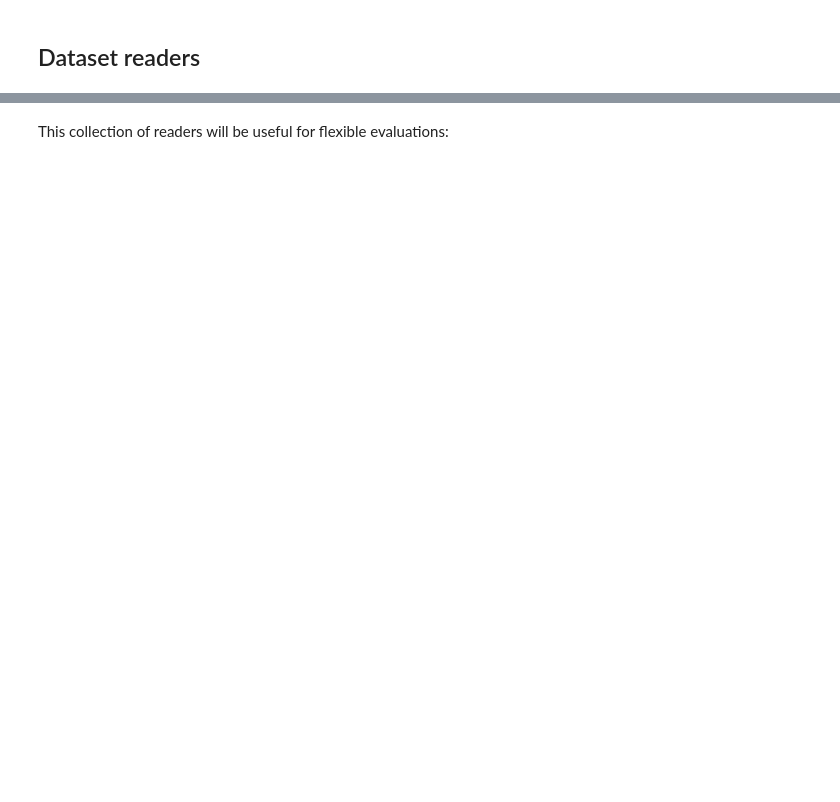
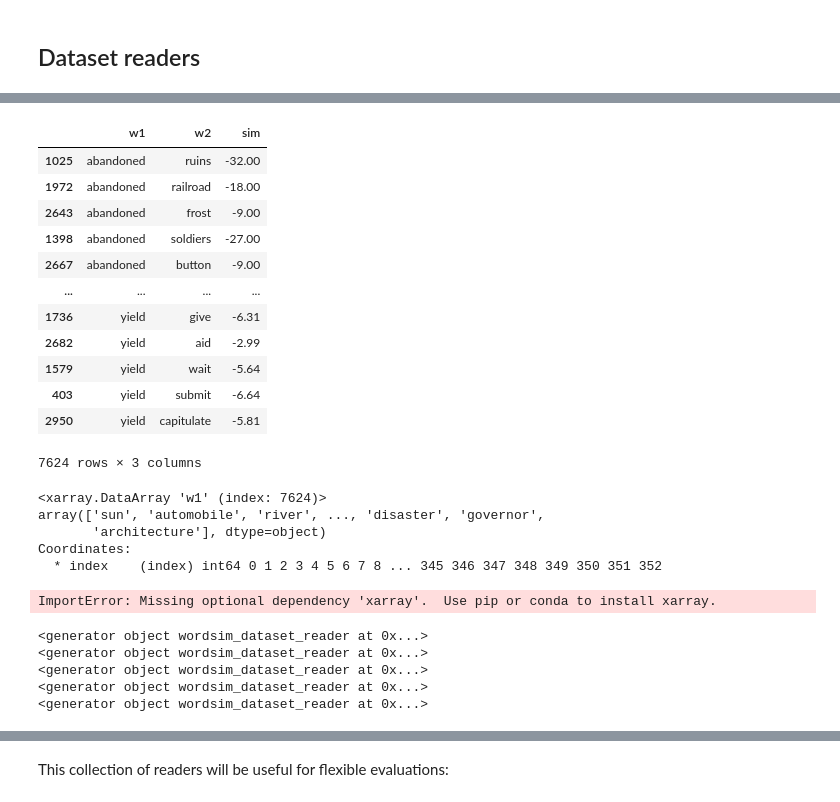
Before and after one commit to chacreton190/cs224u, a Jupyter notebook: HW1.ipynb, the cells around one changed output, grey strips where cells are left out. Cells and saved outputs as stored; diff of their text form; code cells hidden in the pictures; blank space fills up the shorter version.

```diff
--- a/HW1.ipynb
+++ b/HW1.ipynb
@@ -145,0 +159,19 @@ def men_reader():
+# %%
+df = pd.DataFrame(columns=['w1','w2','sim'])
+def extractor(generator):
+    lis = []
+    for i in generator:
+        lis.append(list(i))
+    temp_df = pd.DataFrame(lis,columns=['w1','w2','sim'])
+    return temp_df
+# %%
+men2 = extractor(men)
+df = pd.concat([df,men2])
+sim2 = extractor(sim)
+df = pd.concat([df, sim2])
+simt2 = extractor(simt)
+df = pd.concat([df, simt2])
+turk2 = extractor(turk)
+df = pd.concat([df, turk2])
+word = extractor(word)
+df = pd.concat([df, word])
@@ -145,0 +182,8 @@ def men_reader():
+# %%
+df = pd.DataFrame(columns=['w1','w2','sim'])
+lis = []
+for i in men or sim or simt or turk or word:
+#     temp_df = pd.DataFrame(list(i))
+    lis.append(list(i))
+    print(i)
+    df = pd.concat([df,temp_df])
@@ -145,0 +208,19 @@ def men_reader():
+# %%
+l = pd.DataFrame(lis)
+df =pd.concat([df,l])
+# %%
+df.sort_values(by='w1')
+# %% [output]
+|  | w1 | w2 | sim |
+| 1025 | abandoned | ruins | -32.00 |
+| 1972 | abandoned | railroad | -18.00 |
+| 2643 | abandoned | frost | -9.00 |
+| 1398 | abandoned | soldiers | -27.00 |
+| 2667 | abandoned | button | -9.00 |
+| ... | ... | ... | ... |
+| 1736 | yield | give | -6.31 |
+| 2682 | yield | aid | -2.99 |
+| 1579 | yield | wait | -5.64 |
+| 403 | yield | submit | -6.64 |
+| 2950 | yield | capitulate | -5.81 |
+7624 rows × 3 columns
@@ -145,0 +229,12 @@ def men_reader():
+# %%
+arr.w1
+# %% [output]
+<xarray.DataArray 'w1' (index: 7624)>
+array(['sun', 'automobile', 'river', ..., 'disaster', 'governor',
+       'architecture'], dtype=object)
+Coordinates:
+  * index    (index) int64 0 1 2 3 4 5 6 7 8 ... 345 346 347 348 349 350 351 352
+# %%
+df.dot()
+# %% [output]
+ImportError: Missing optional dependency 'xarray'.  Use pip or conda to install xarray.
@@ -145,0 +249,10 @@ def men_reader():
+# %%
+for name in READERS:
+    test = wordsim_dataset_reader(name)
+    print(test)
+# %% [output]
+<generator object wordsim_dataset_reader at 0x...>
+<generator object wordsim_dataset_reader at 0x...>
+<generator object wordsim_dataset_reader at 0x...>
+<generator object wordsim_dataset_reader at 0x...>
+<generator object wordsim_dataset_reader at 0x...>
```
Also changed, not shown: parts of 37 cells of this notebook, 2 other files.
